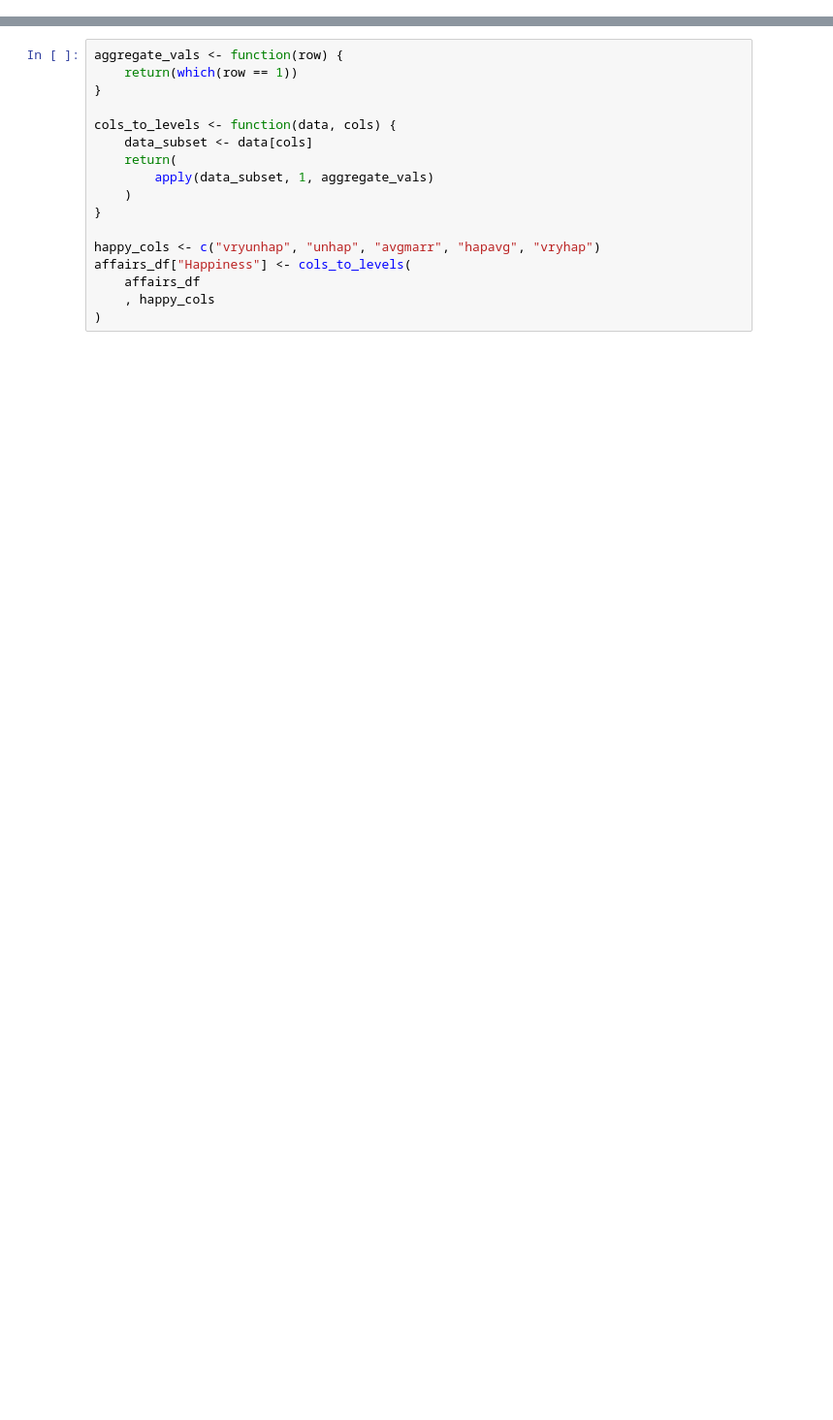
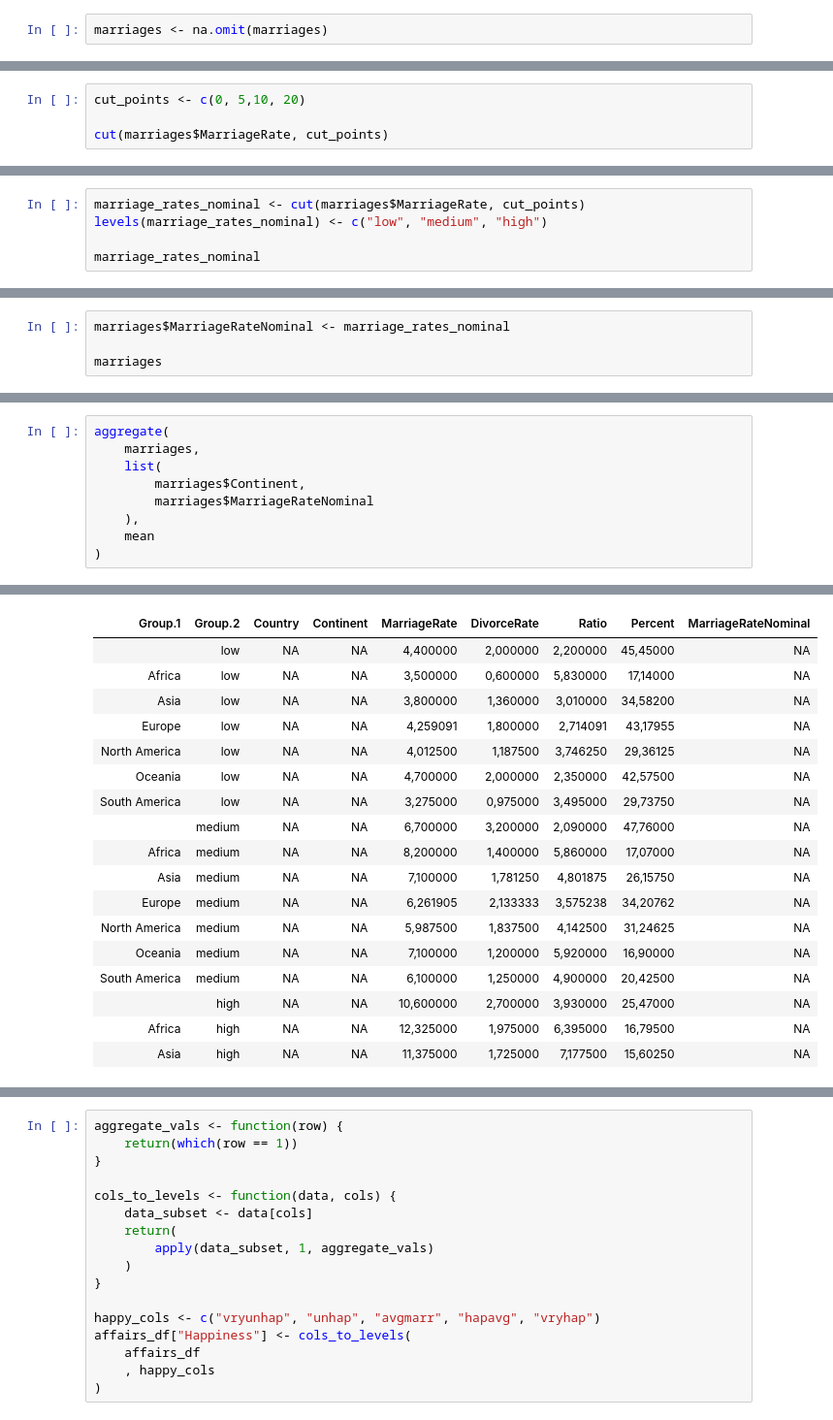
Before and after one commit to lich-uct/r_tutorial, a Jupyter notebook: 05/05_new.ipynb, the cells around one changed output, grey strips where cells are left out. Shown at 97% size. Drawn from its saved outputs; the diff is of its cells as text; blank space fills up the shorter version.

```diff
--- a/05/05_new.ipynb
+++ b/05/05_new.ipynb
@@ -3,0 +306,2 @@
+# %%
+marriages <- na.omit(marriages)
@@ -3,0 +487,4 @@
+# %%
+cut_points <- c(0, 5,10, 20)
+
+cut(marriages$MarriageRate, cut_points)
@@ -3,0 +505,5 @@
+# %%
+marriage_rates_nominal <- cut(marriages$MarriageRate, cut_points)
+levels(marriage_rates_nominal) <- c("low", "medium", "high")
+
+marriage_rates_nominal
@@ -3,0 +523,4 @@
+# %%
+marriages$MarriageRateNominal <- marriage_rates_nominal
+
+marriages
@@ -3,0 +565,10 @@
+# %%
+aggregate(
+    marriages,
+    list(
+        marriages$Continent,
+        marriages$MarriageRateNominal
+    ),
+    mean
+)
+# %% [output]
@@ -3,0 +592,18 @@
+| Group.1 | Group.2 | Country | Continent | MarriageRate | DivorceRate | Ratio | Percent | MarriageRateNominal |
+|  | low | NA | NA | 4,400000 | 2,000000 | 2,200000 | 45,45000 | NA |
+| Africa | low | NA | NA | 3,500000 | 0,600000 | 5,830000 | 17,14000 | NA |
+| Asia | low | NA | NA | 3,800000 | 1,360000 | 3,010000 | 34,58200 | NA |
+| Europe | low | NA | NA | 4,259091 | 1,800000 | 2,714091 | 43,17955 | NA |
+| North America | low | NA | NA | 4,012500 | 1,187500 | 3,746250 | 29,36125 | NA |
+| Oceania | low | NA | NA | 4,700000 | 2,000000 | 2,350000 | 42,57500 | NA |
+| South America | low | NA | NA | 3,275000 | 0,975000 | 3,495000 | 29,73750 | NA |
+|  | medium | NA | NA | 6,700000 | 3,200000 | 2,090000 | 47,76000 | NA |
+| Africa | medium | NA | NA | 8,200000 | 1,400000 | 5,860000 | 17,07000 | NA |
+| Asia | medium | NA | NA | 7,100000 | 1,781250 | 4,801875 | 26,15750 | NA |
+| Europe | medium | NA | NA | 6,261905 | 2,133333 | 3,575238 | 34,20762 | NA |
+| North America | medium | NA | NA | 5,987500 | 1,837500 | 4,142500 | 31,24625 | NA |
+| Oceania | medium | NA | NA | 7,100000 | 1,200000 | 5,920000 | 16,90000 | NA |
+| South America | medium | NA | NA | 6,100000 | 1,250000 | 4,900000 | 20,42500 | NA |
+|  | high | NA | NA | 10,600000 | 2,700000 | 3,930000 | 25,47000 | NA |
+| Africa | high | NA | NA | 12,325000 | 1,975000 | 6,395000 | 16,79500 | NA |
+| Asia | high | NA | NA | 11,375000 | 1,725000 | 7,177500 | 15,60250 | NA |
```
Also changed, not shown: parts of 89 cells of this notebook, 4 other files.
